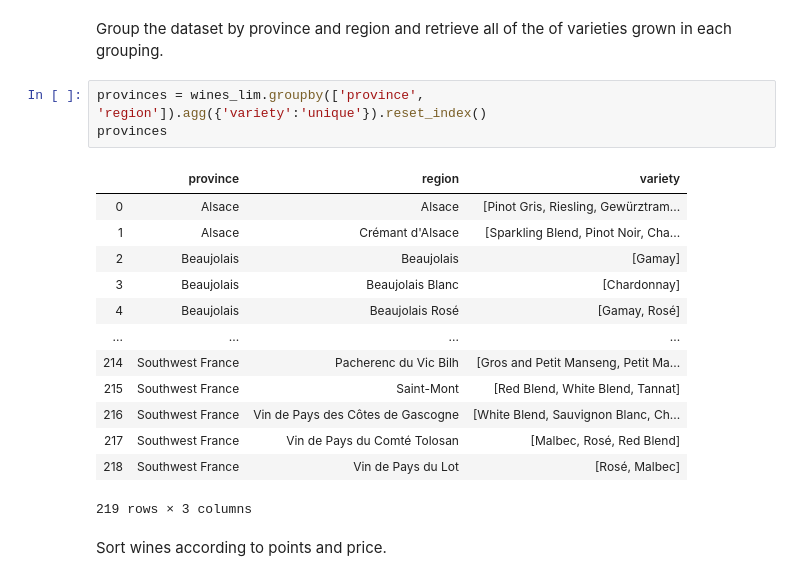
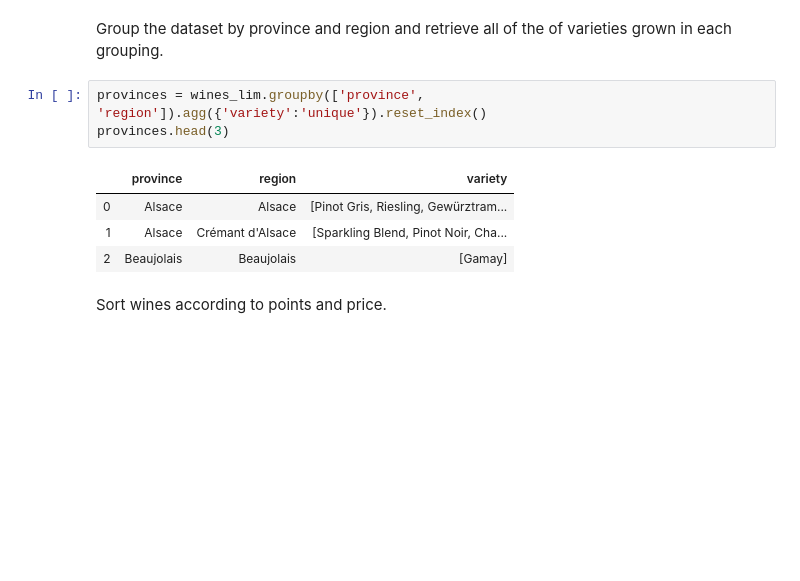
Before and after one commit to com-480-data-visualization/com-480-project-lesvizerables, a Jupyter notebook: Milestone1.ipynb, the cells around one changed output. Drawn from its saved outputs; the diff is of its cells as text; blank space fills up the shorter version.

```diff
--- a/Milestone1.ipynb
+++ b/Milestone1.ipynb
@@ -308,21 +319,12 @@ grouped
 Group the dataset by province and region and retrieve all of the of varieties grown in each grouping.
 # %%
 provinces = wines_lim.groupby(['province', 'region']).agg({'variety':'unique'}).reset_index()
-provinces
+provinces.head(3)
 # %% [output]
 |  | province | region | variety |
 | 0 | Alsace | Alsace | [Pinot Gris, Riesling, Gewürztram... |
 | 1 | Alsace | Crémant d'Alsace | [Sparkling Blend, Pinot Noir, Cha... |
 | 2 | Beaujolais | Beaujolais | [Gamay] |
-| 3 | Beaujolais | Beaujolais Blanc | [Chardonnay] |
-| 4 | Beaujolais | Beaujolais Rosé | [Gamay, Rosé] |
-| ... | ... | ... | ... |
-| 214 | Southwest France | Pacherenc du Vic Bilh | [Gros and Petit Manseng, Petit Ma... |
-| 215 | Southwest France | Saint-Mont | [Red Blend, White Blend, Tannat] |
-| 216 | Southwest France | Vin de Pays des Côtes de Gascogne | [White Blend, Sauvignon Blanc, Ch... |
-| 217 | Southwest France | Vin de Pays du Comté Tolosan | [Malbec, Rosé, Red Blend] |
-| 218 | Southwest France | Vin de Pays du Lot | [Rosé, Malbec] |
-219 rows × 3 columns
 # %% [markdown]
 Sort wines according to points and price.
 # %%
```
Also changed, not shown: parts of 16 cells of this notebook, 7 other files.
